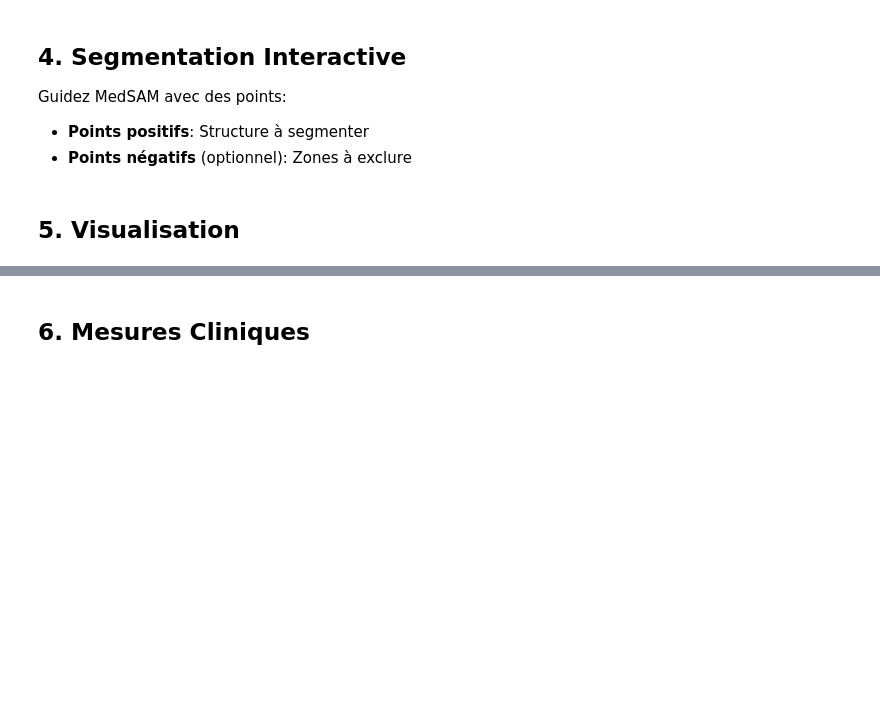
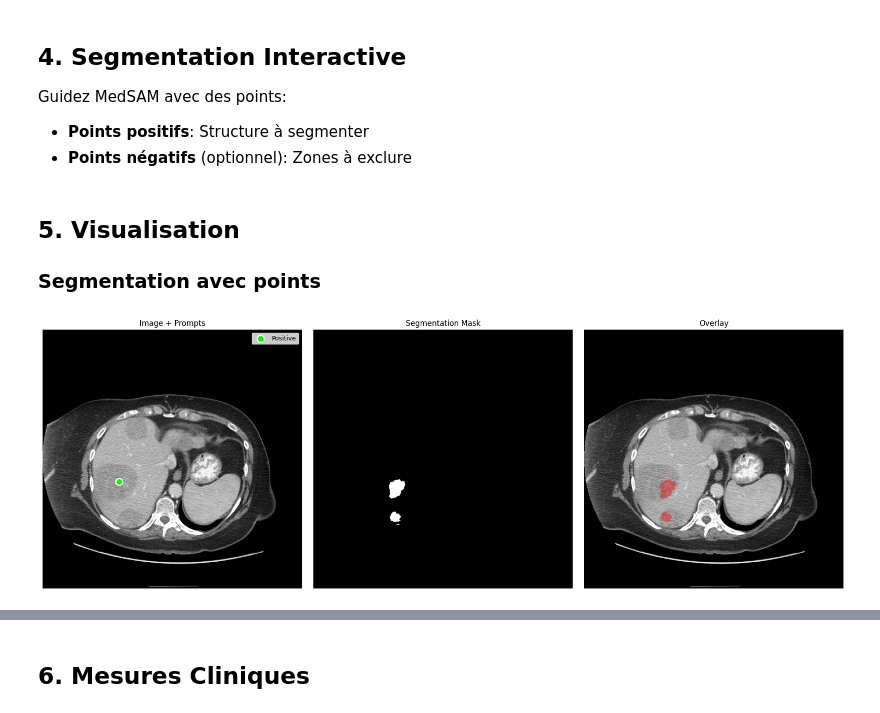
Before and after one commit to maclandrol/cours-ia-med, a Jupyter notebook: 06_Segmentation_MedSAM.ipynb, the cells around one changed output, grey strips where cells are left out. Saved outputs shown, nothing was run; the diff lists cells and outputs as text; code cells hidden in the pictures; blank space fills up the shorter version.

```diff
--- a/06_Segmentation_MedSAM.ipynb
+++ b/06_Segmentation_MedSAM.ipynb
@@ -82,43 +269,27 @@ Guidez MedSAM avec des points:
+# %% [markdown]
+## 5. Visualisation
+
+### Segmentation avec points
 # %%
-def segment(image, input_points, input_labels):
-    """Segmente avec MedSAM."""
-    inputs = processor(
-        image,
-        input_points=[[input_points]],
-        input_labels=[[input_labels]],
-        return_tensors="pt"
-    ).to(device)
-
-    with torch.no_grad():
-        outputs = model(**inputs)
-
-    masks = processor.image_processor.post_process_masks(
-        outputs.pred_masks.cpu(),
-        inputs["original_sizes"].cpu(),
-        inputs["reshaped_input_sizes"].cpu()
-    )
-
-    return masks[0][0][0].numpy()
-
 # MODIFIEZ ces coordonnées selon votre image
 # Format: [x, y] pour chaque point
-points_positifs = [250, 250]  # Point dans la structure à segmenter
-points_negatifs = []  # Optionnel: [[x1, y1], [x2, y2]]
+points_positifs = [[150, 300]]  # Point dans la structure à segmenter [[x1, y1], [x2, y2]]
+points_negatifs = []  # Point à exclure [[x1, y1], [x2, y2]]
 
-# Préparer les inputs
-if points_negatifs:
-    all_points = [points_positifs] + points_negatifs
-    all_labels = [1] + [0] * len(points_negatifs)  # 1=positif, 0=négatif
-else:
-    all_points = [points_positifs]
-    all_labels = [1]
+all_points = points_positifs + points_negatifs
+all_labels = [1]*len(points_positifs) + [0] * len(points_negatifs)  # 1=positif, 0=négatif
 
-# Segmentation
-if 'image' in locals():
-    print("Segmentation en cours...")
-    mask = segment(image, all_points, all_labels)
-    print("Terminé!")
-else:
-    print("Uploadez d'abord une image.")
+mask, outputs = segment_medsam(
+    image,
+    all_points,
+    all_labels,
+)
+
+visualize_segmentation(
+    image,
+    mask,
+    all_points,
+    all_labels,
+)
+# %% [output]
+[figure, added]
-# %% [markdown]
-## 5. Visualisation
```
Also changed, not shown: parts of 13 cells of this notebook.
